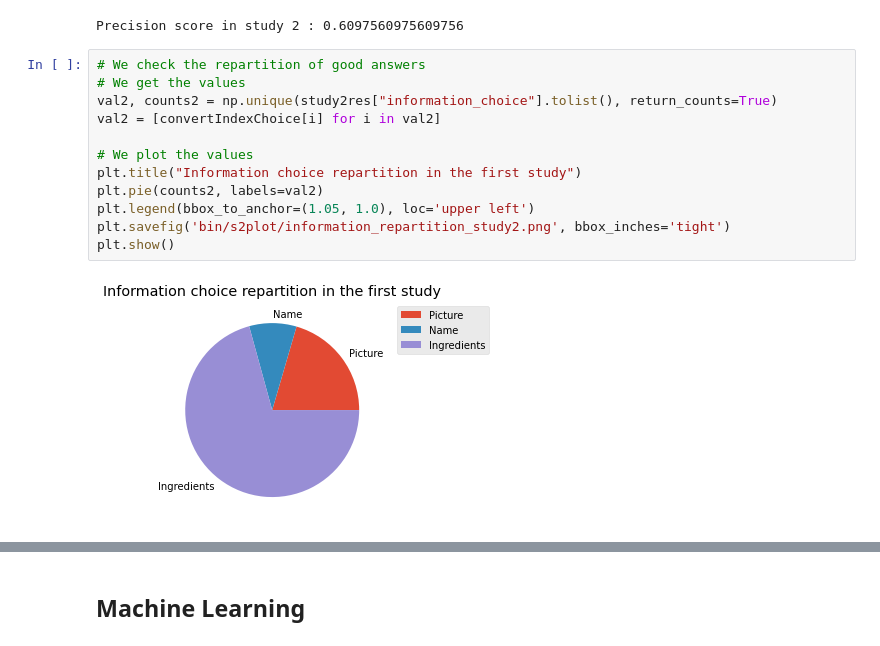
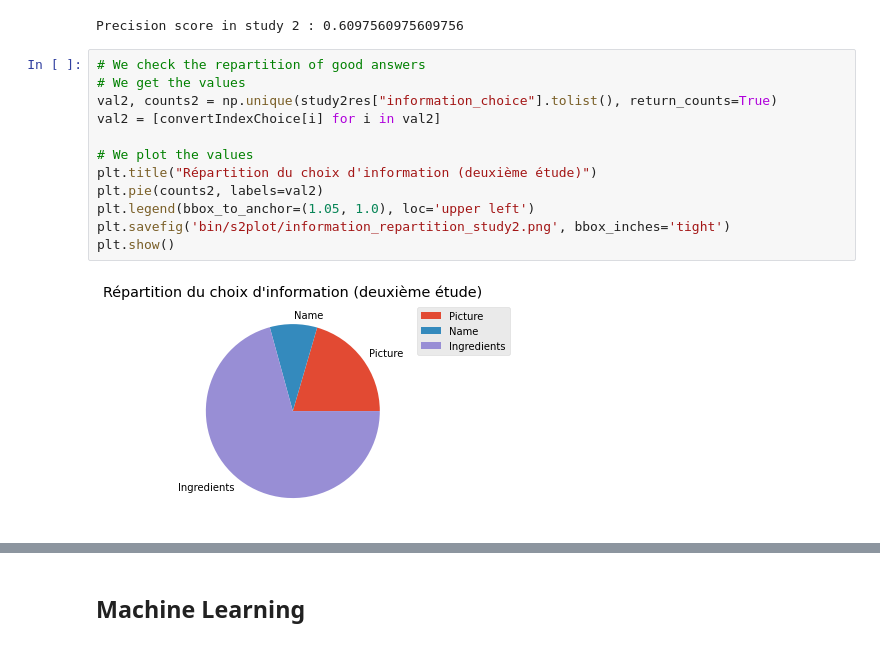
Before and after one commit to almehdiKrisni/Projet-RI-Recreation-Papier-Scientifique, a Jupyter notebook: dataAnalysis.ipynb, the cells around one changed output, grey strips where cells are left out. Cells and saved outputs as stored; diff of their text form.

```diff
--- a/dataAnalysis.ipynb
+++ b/dataAnalysis.ipynb
@@ -358,17 +362,17 @@ Precision score in study 2 : 0.6097560975609756
 # %%
 # We check the repartition of good answers
 # We get the values
 val2, counts2 = np.unique(study2res["information_choice"].tolist(), return_counts=True)
 val2 = [convertIndexChoice[i] for i in val2]
 
 # We plot the values
-plt.title("Information choice repartition in the first study")
+plt.title("Répartition du choix d'information (deuxième étude)")
 plt.pie(counts2, labels=val2)
 plt.legend(bbox_to_anchor=(1.05, 1.0), loc='upper left')
 plt.savefig('bin/s2plot/information_repartition_study2.png', bbox_inches='tight')
 plt.show()
 # %% [output]
-[figure, old version]
+[figure, new version]
 # %%
 # Stacked bar plot to analyse the numbers of correct and false answers per information choice
 anspic2 = study2res[study2res["information_choice"] == 1][["recipe_choice", "expected_answer"]]
```
Also changed, not shown: parts of 16 cells of this notebook, 2 other files.
